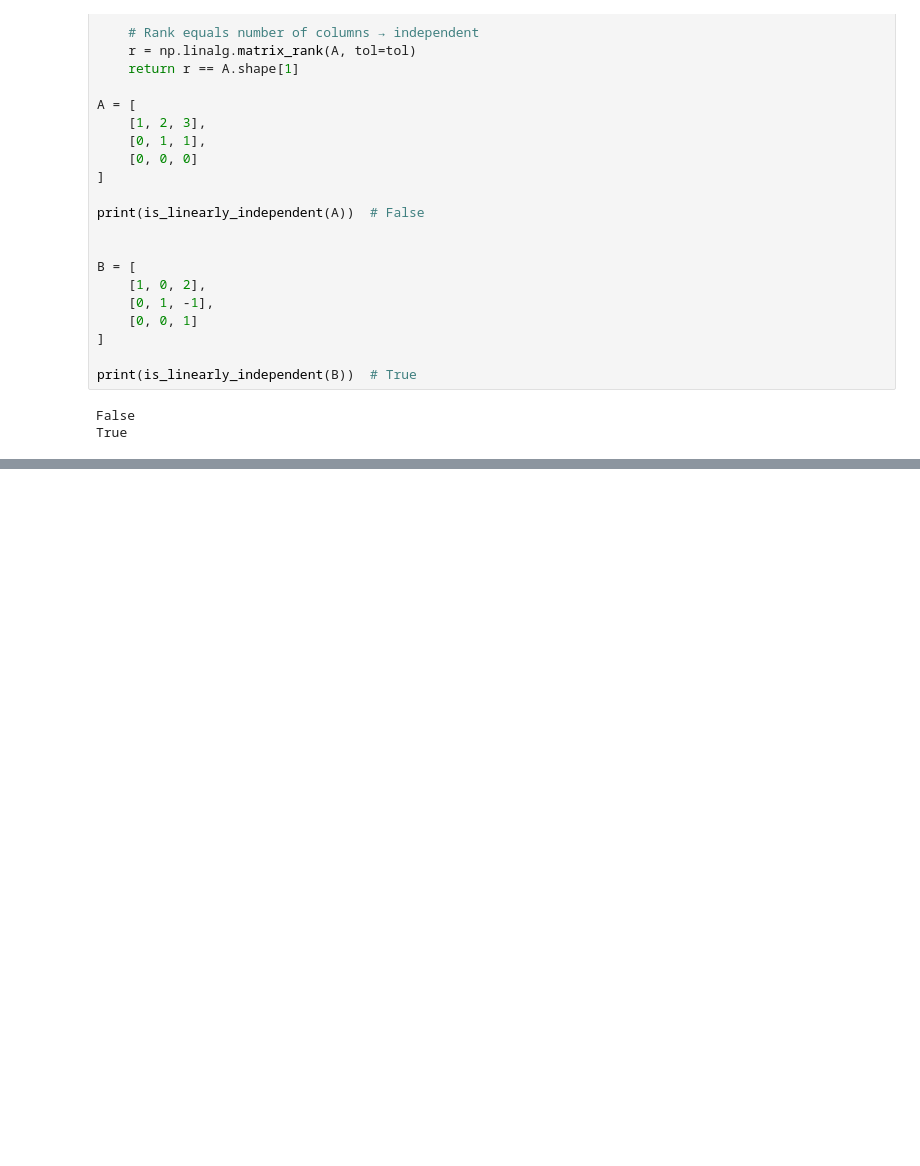
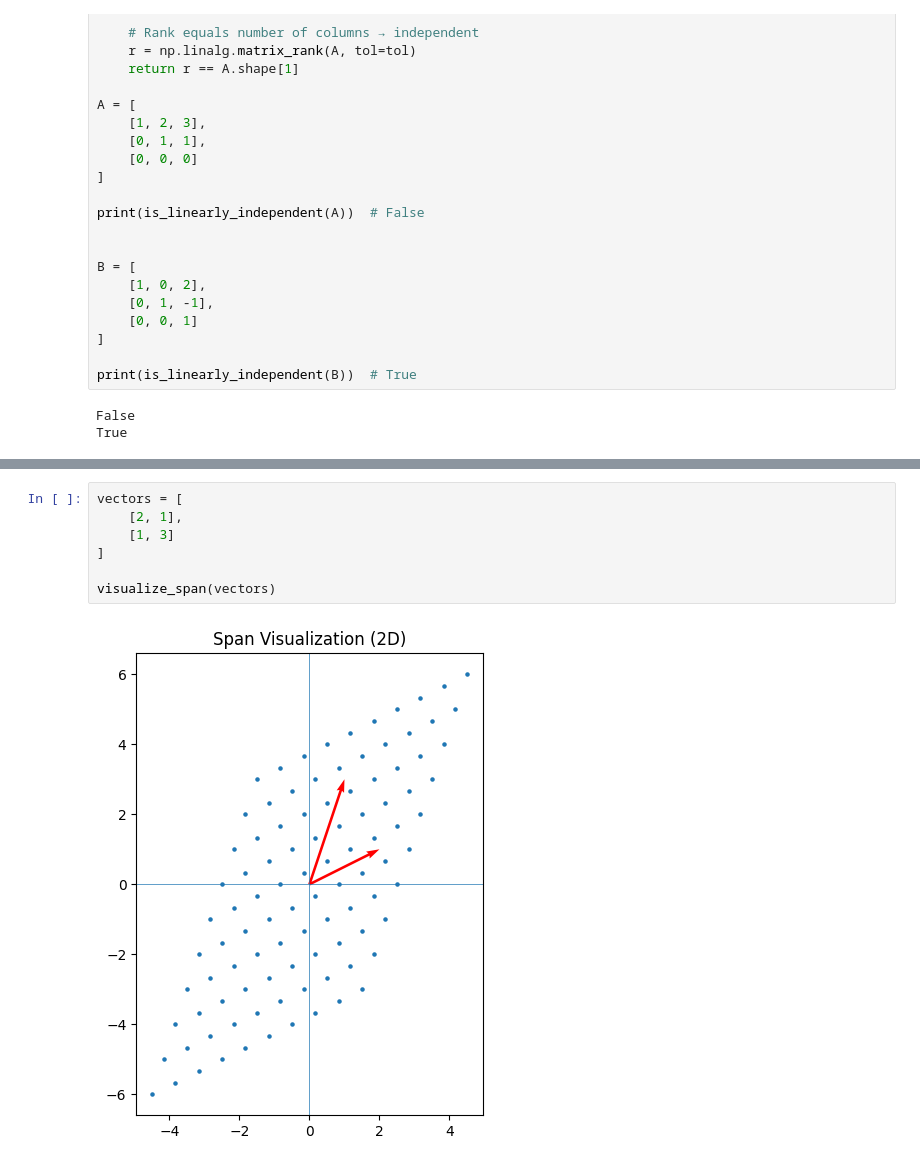
Before and after one commit to kiyoNdux/one-month-ml-sprint, a Jupyter notebook: week_1/day_5/3.4_independence_basis-and-dimension.ipynb, the cells around one changed output, grey strips where cells are left out. Drawn from its saved outputs; the diff is of its cells as text; blank space fills up the shorter version.

Commit message:
feat: visualize_span function

```diff
--- a/week_1/day_5/3.4_independence_basis-and-dimension.ipynb
+++ b/week_1/day_5/3.4_independence_basis-and-dimension.ipynb
@@ -167,0 +157,9 @@ Since the only combination that gives the zero matrix is with $c_1=c_2=c_3=c_4=0
+# %%
+vectors = [
+    [2, 1],
+    [1, 3]
+]
+
+visualize_span(vectors)
+# %% [output]
+[figure, added]
```
Also changed, not shown: parts of 4 cells of this notebook.
